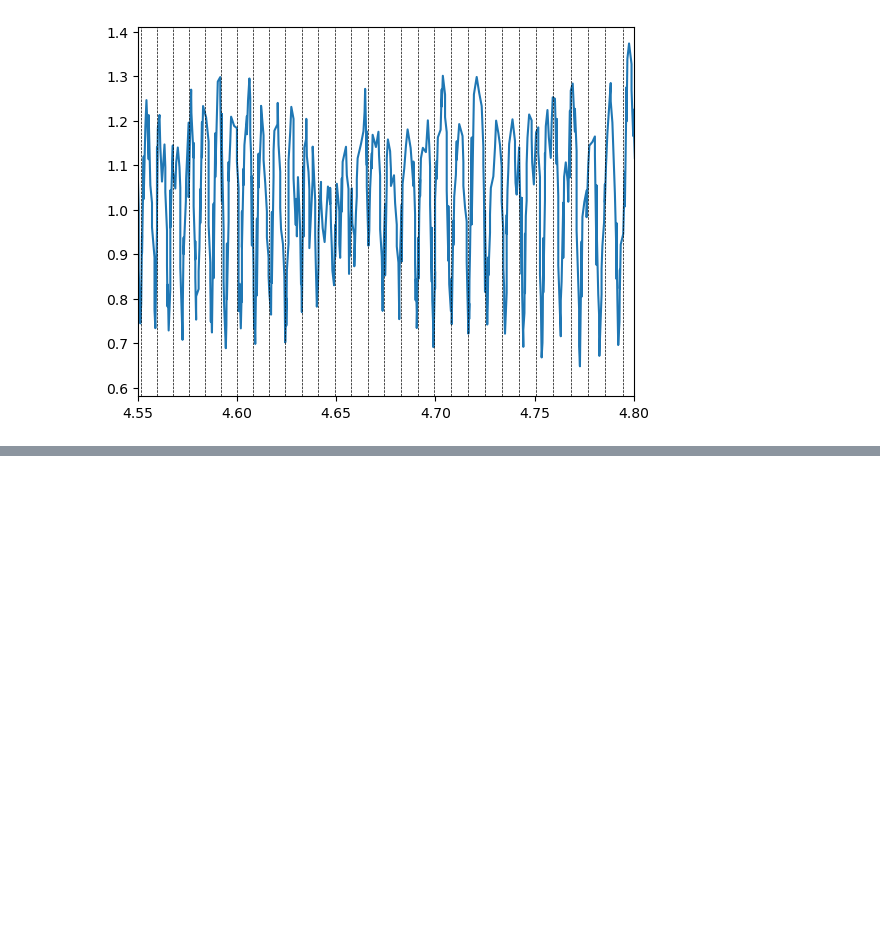
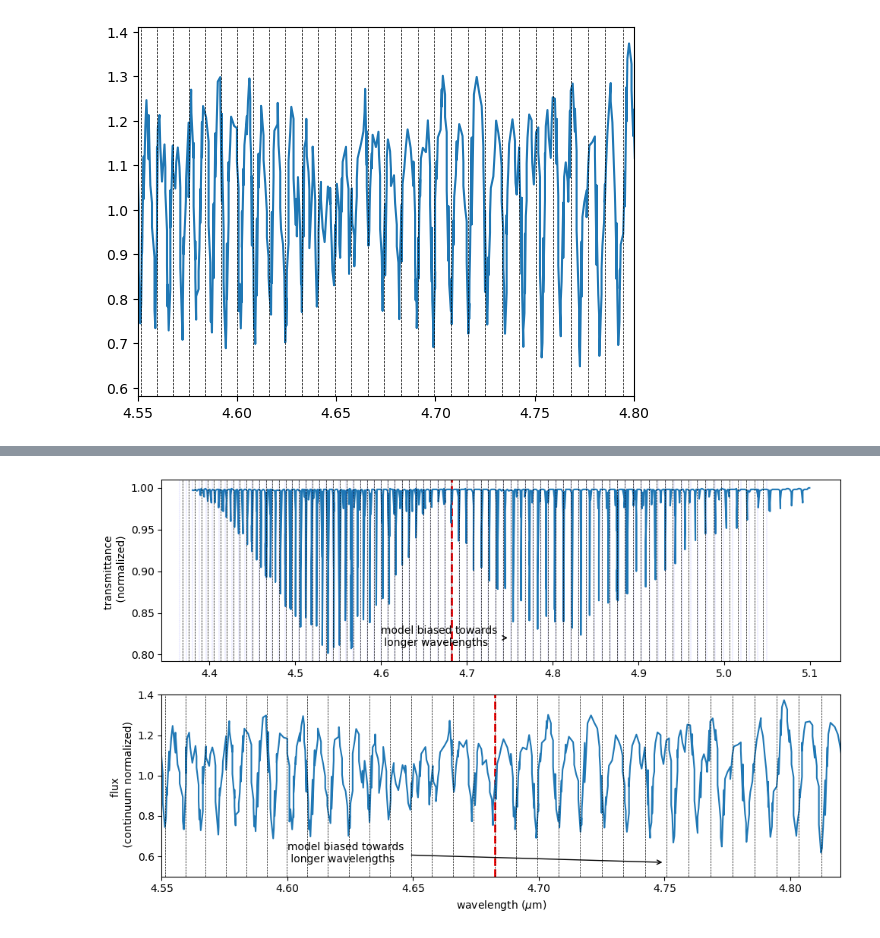
Before and after one commit to shubhagrawal30/ExoplanetAtmospheres, a Jupyter notebook: CO_ro-vib.ipynb, the cells around one changed output, grey strips where cells are left out. Cells and saved outputs as stored; diff of their text form; code cells hidden in the pictures; blank space fills up the shorter version.

```diff
--- a/CO_ro-vib.ipynb
+++ b/CO_ro-vib.ipynb
@@ -135,0 +189,35 @@ $0.26477944 \; \mathrm{eV}$
+# %%
+# plot subfigures top and bottom and long and short
+plt.figure(figsize=(10, 6))
+plt.subplot(2, 1, 1)
+plt.axvline(vib_wv.value, linewidth=2, color='red', linestyle='--')
+plt.plot(CO_wvs, CO_flux)
+for transition_wv in transition_wvs_centrifugal:
+    plt.axvline(transition_wv.value, linewidth=0.2, color='blue', linestyle=':')
+for transition_wv in transition_wvs_simple:
+    plt.axvline(transition_wv.value, linewidth=0.5, color='k', linestyle='--')
+# plt.xlim([4.55, 4.82])
+plt.annotate('model biased towards \n longer wavelengths',
+                xy=(4.75, 0.82), xycoords='data',
+                xytext=(4.6, 0.81), textcoords='data',
+                arrowprops=dict(arrowstyle="->"))
+plt.ylabel("transmittance \n (normalized)")
+
+plt.subplot(2, 1, 2)
+plt.axvline(vib_wv.value, linewidth=2, color='red', linestyle='--')
+plt.plot(jwst_wvs, jwst_features)
+for transition_wv in transition_wvs_centrifugal:
+    plt.axvline(transition_wv.value, linewidth=0.5, color='k', linestyle='--')
+plt.xlim([4.55, 4.82])
+plt.ylim([0.5, 1.4])
+plt.annotate('model biased towards \n longer wavelengths',
+                xy=(4.75, 0.57), xycoords='data',
+                xytext=(4.6, 0.57), textcoords='data',
+                arrowprops=dict(arrowstyle="->"))
+plt.xlabel("wavelength ($\mu$m)")
+plt.ylabel("flux \n (continuum normalized)")
+plt.tight_layout()
+# plt.savefig("plots/CO_vib_simple.png", dpi=300)
+plt.show()
+# %% [output]
+[figure, added]
```
Also changed, not shown: parts of 10 cells of this notebook, 2 other files.
